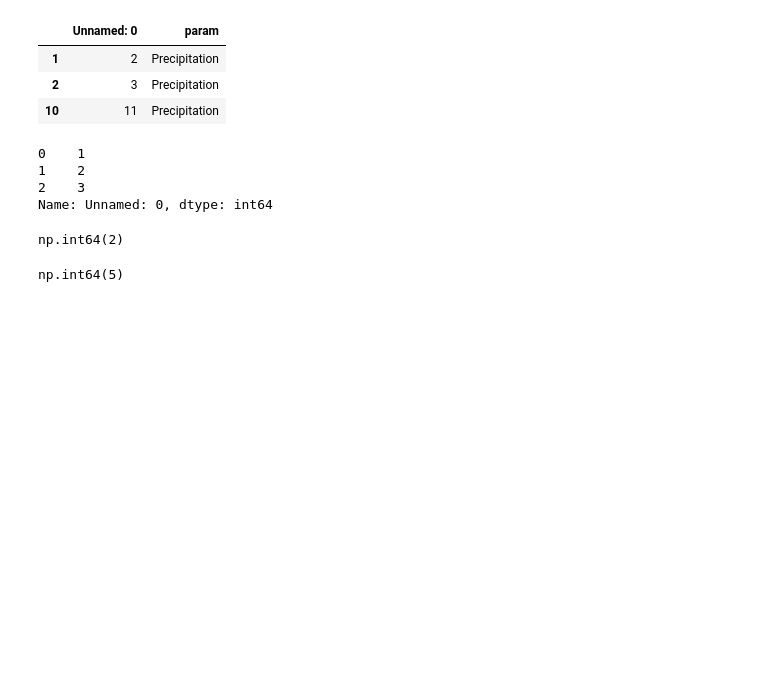
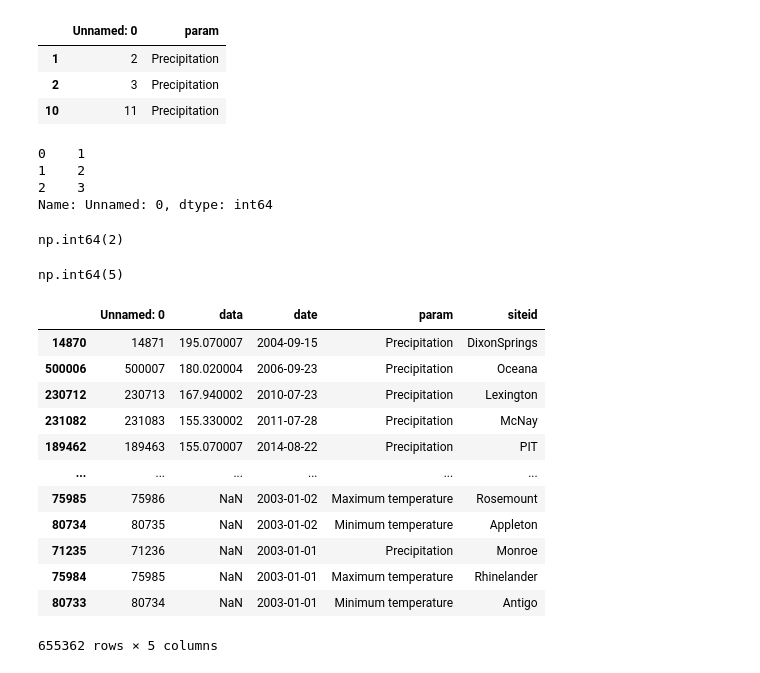
Before and after one commit to heisraymond/pandas, a Jupyter notebook: main.ipynb, the cells around one changed output. Saved outputs shown, nothing was run; the diff lists cells and outputs as text; code cells hidden in the pictures; blank space fills up the shorter version.

```diff
--- a/main.ipynb
+++ b/main.ipynb
@@ -218,3 +218,21 @@ df.iat[row_index, column_index]
 weather.iat[4,0]
 # %% [output]
 np.int64(5)
+# %%
+# Sortign values with pandas
+# It is ascending by default
+weather.sort_values(["data", "date"], ascending=[0,0])
+# %% [output]
+|  | Unnamed: 0 | data | date | param | siteid |
+| 14870 | 14871 | 195.070007 | 2004-09-15 | Precipitation | DixonSprings |
+| 500006 | 500007 | 180.020004 | 2006-09-23 | Precipitation | Oceana |
+| 230712 | 230713 | 167.940002 | 2010-07-23 | Precipitation | Lexington |
+| 231082 | 231083 | 155.330002 | 2011-07-28 | Precipitation | McNay |
+| 189462 | 189463 | 155.070007 | 2014-08-22 | Precipitation | PIT |
+| ... | ... | ... | ... | ... | ... |
+| 75985 | 75986 | NaN | 2003-01-02 | Maximum temperature | Rosemount |
+| 80734 | 80735 | NaN | 2003-01-02 | Minimum temperature | Appleton |
+| 71235 | 71236 | NaN | 2003-01-01 | Precipitation | Monroe |
+| 75984 | 75985 | NaN | 2003-01-01 | Maximum temperature | Rhinelander |
+| 80733 | 80734 | NaN | 2003-01-01 | Minimum temperature | Antigo |
+655362 rows × 5 columns
```
Also changed, not shown: parts of 2 cells of this notebook.
